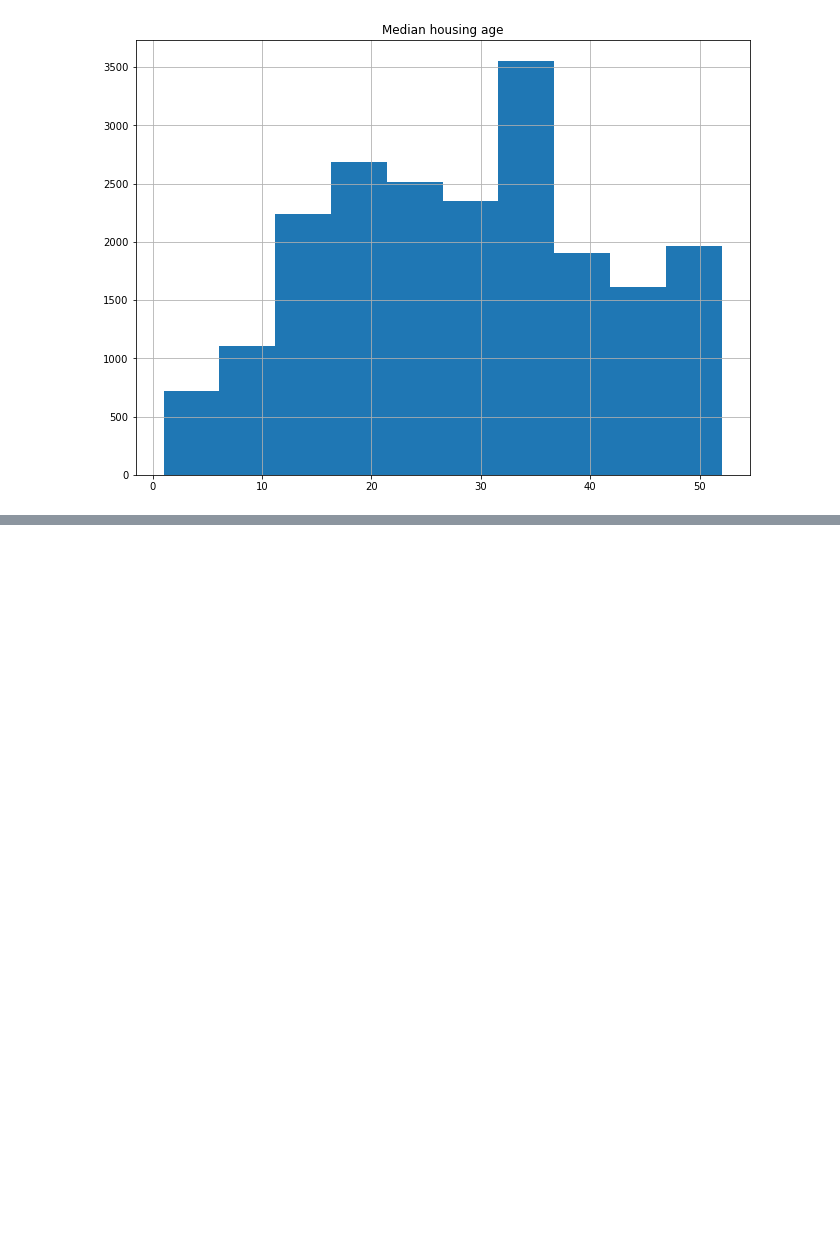
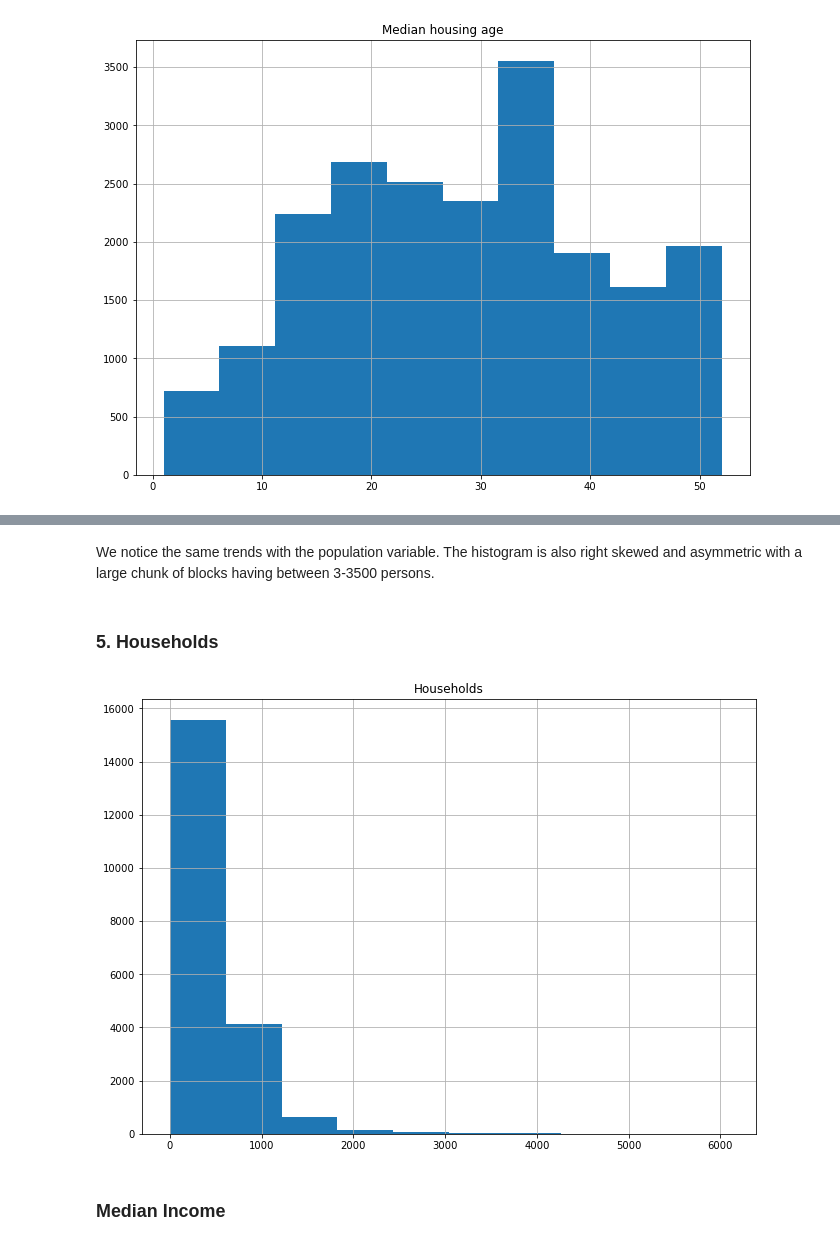
Before and after one commit to DerKaiser7/Data-Portfolio, a Jupyter notebook: EDA/california_housing.ipynb, the cells around one changed output, grey strips where cells are left out. Saved outputs shown, nothing was run; the diff lists cells and outputs as text; code cells hidden in the pictures; blank space fills up the shorter version.

```diff
--- a/EDA/california_housing.ipynb
+++ b/EDA/california_housing.ipynb
@@ -206,0 +229,10 @@ The histogram above shows the frequency distribution for the median housing age
+# %% [markdown]
+We notice the same trends with the population variable. The histogram is also right skewed and asymmetric with a large chunk of blocks having between 3-3500 persons.
+# %% [markdown]
+<h3>5. Households</h3>
+# %%
+plot_histogram(housing_df, 'households', 'Households')
+# %% [output]
+[figure, added]
+# %% [markdown]
+<h3>Median Income</h3>
```
Also changed, not shown: parts of 12 cells of this notebook, 1 other file.
